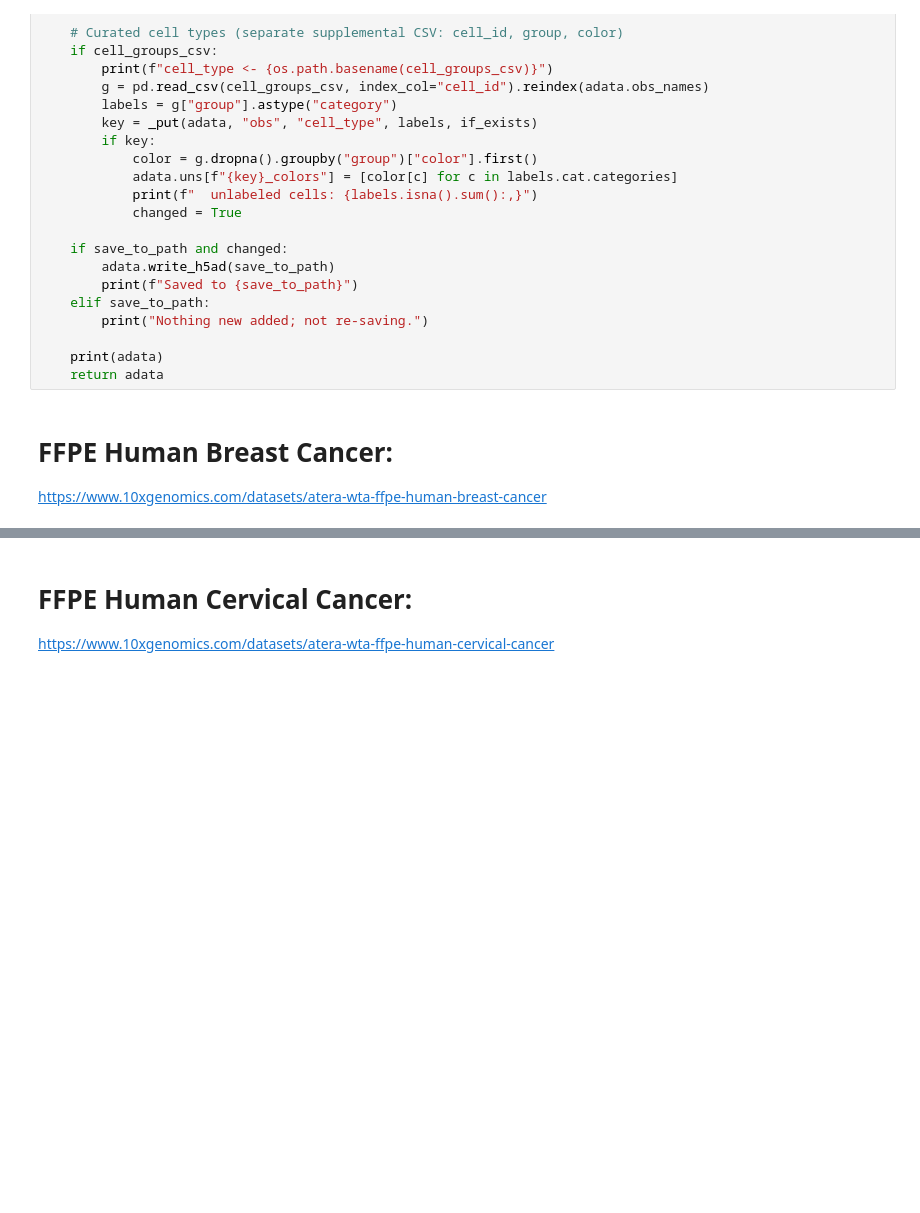
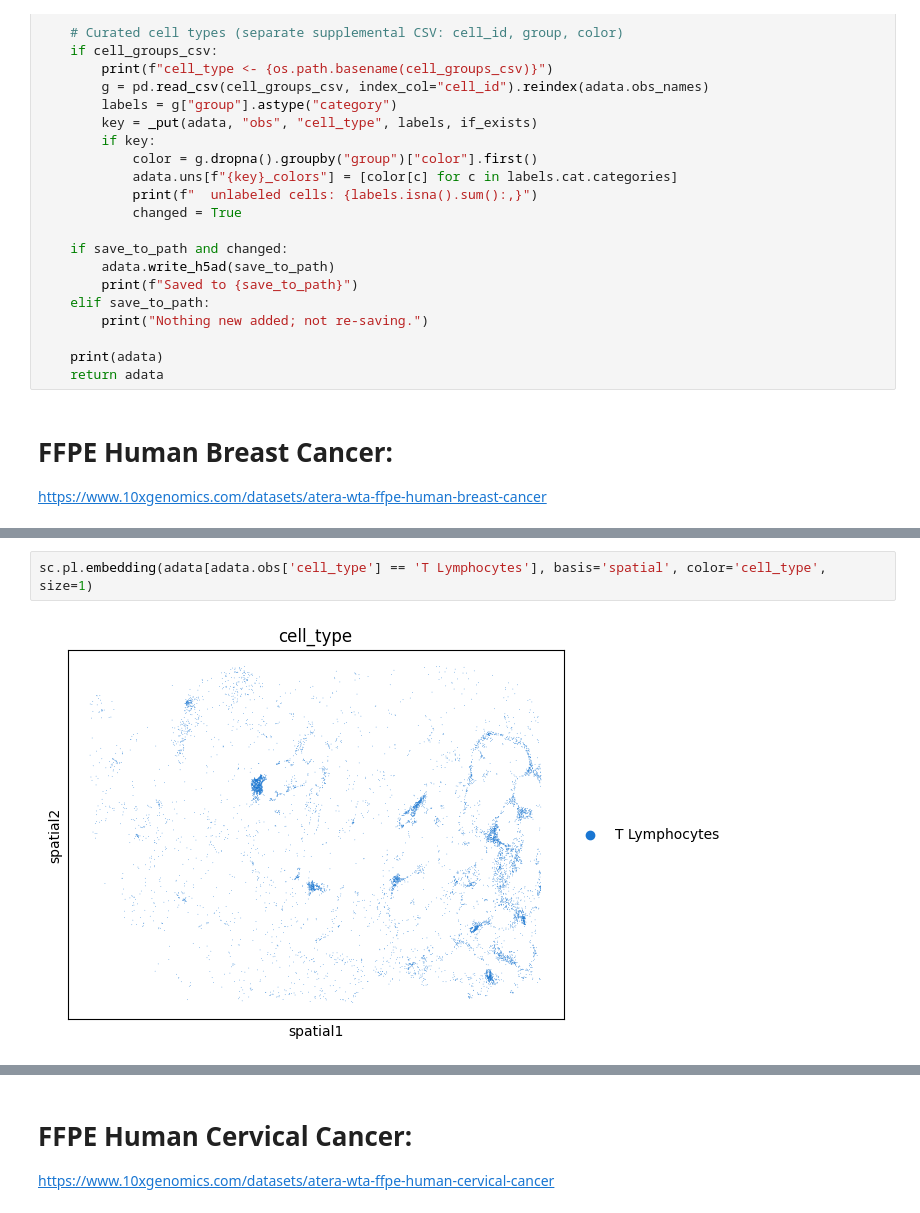
Before and after one commit to fosterea/MetabTravLR, a Jupyter notebook: metab_processing/Preprocess/atera_download.ipynb, the cells around one changed output, grey strips where cells are left out. Cells and saved outputs as stored; diff of their text form; blank space fills up the shorter version.

```diff
--- a/metab_processing/Preprocess/atera_download.ipynb
+++ b/metab_processing/Preprocess/atera_download.ipynb
@@ -272,0 +266,4 @@ View of AnnData object with n_obs × n_vars = 8018 × 18028
+# %%
+sc.pl.embedding(adata[adata.obs['cell_type'] == 'T Lymphocytes'], basis='spatial', color='cell_type', size=1)
+# %% [output]
+[figure, added]
```
Also changed, not shown: parts of 9 cells of this notebook, 2 other files.
